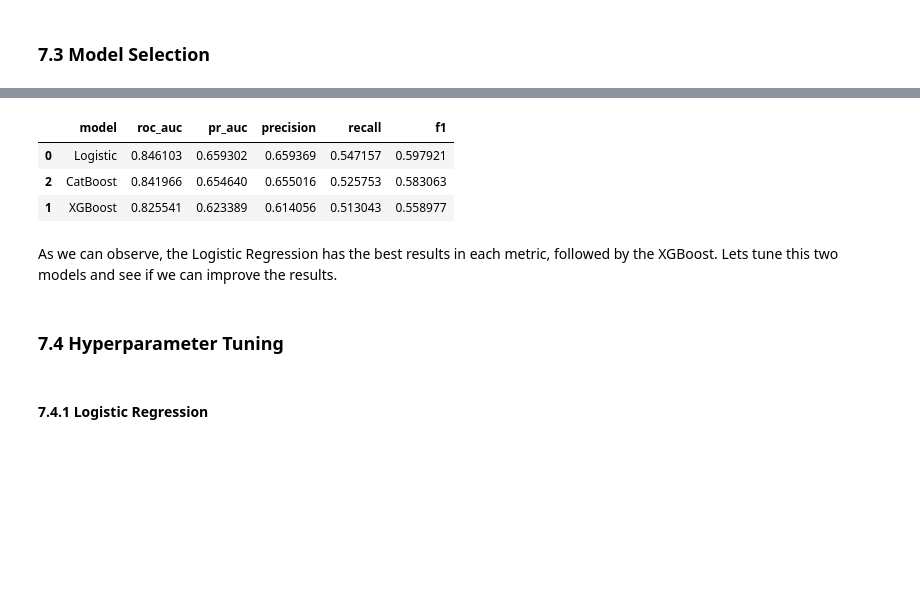
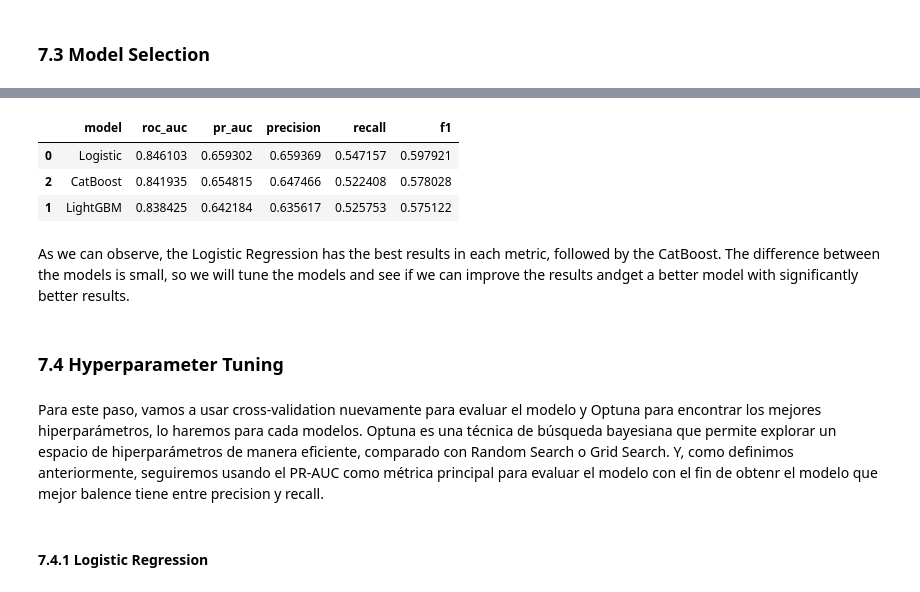
Before and after one commit to RicardoFW11/telco_customer_churn, a Jupyter notebook: notebook.ipynb, the cells around one changed output, grey strips where cells are left out. Saved outputs shown, nothing was run; the diff lists cells and outputs as text; code cells hidden in the pictures; blank space fills up the shorter version.

```diff
--- a/notebook.ipynb
+++ b/notebook.ipynb
@@ -905,7 +905,8 @@ preprocessor = ColumnTransformer(
     transformers=[
         ("num", StandardScaler(), numeric_features),
         ("cat", OneHotEncoder(drop="first", handle_unknown="ignore"), categorical_features)
-    ]
+    ],
+    verbose_feature_names_out=False
 )
 # %% [markdown]
 El dataset está preparado para modelado: variable objetivo churn convertida a binario (1/0), 5 features numéricas y 17 categóricas definidas, y split estratificado 80/20 que mantiene la proporción de churn (~26%) en ambos conjuntos para evaluación robusta. Configuramos un pipeline de preprocesamiento con StandardScaler para variables numéricas y OneHotEncoder(drop="first") para categóricas, previniendo data leakage y multicolinealidad. Procedemos a comparar múltiples algoritmos para identificar el mejor predictor de churn.
@@ -1155,22 +1253,24 @@ def run_cv(model_name, pipeline):
 # %%
 # Run cross-validation and get the metrics for each model
 cv_results = []
 
 cv_results.append(run_cv("Logistic", logreg_pipeline))
-cv_results.append(run_cv("XGBoost", xgb_pipeline))
+cv_results.append(run_cv("LightGBM", lgbm_pipeline))
 cv_results.append(run_cv("CatBoost", cat_pipeline))
 
 cv_results_df = pd.DataFrame(cv_results).sort_values("pr_auc", ascending=False)
 cv_results_df
 # %% [output]
 |  | model | roc_auc | pr_auc | precision | recall | f1 |
 | 0 | Logistic | 0.846103 | 0.659302 | 0.659369 | 0.547157 | 0.597921 |
-| 2 | CatBoost | 0.841966 | 0.654640 | 0.655016 | 0.525753 | 0.583063 |
-| 1 | XGBoost | 0.825541 | 0.623389 | 0.614056 | 0.513043 | 0.558977 |
+| 2 | CatBoost | 0.841935 | 0.654815 | 0.647466 | 0.522408 | 0.578028 |
+| 1 | LightGBM | 0.838425 | 0.642184 | 0.635617 | 0.525753 | 0.575122 |
 # %% [markdown]
-As we can observe, the Logistic Regression has the best results in each metric, followed by the XGBoost. Lets tune this two models and see if we can improve the results.
+As we can observe, the Logistic Regression has the best results in each metric, followed by the CatBoost. The difference between the models is small, so we will tune the models and see if we can improve the results andget a better model with significantly better results.
 # %% [markdown]
 ### 7.4 Hyperparameter Tuning
+# %% [markdown]
+Para este paso, vamos a usar cross-validation nuevamente para evaluar el modelo y Optuna para encontrar los mejores hiperparámetros, lo haremos para cada modelos. Optuna es una técnica de búsqueda bayesiana que permite explorar un espacio de hiperparámetros de manera eficiente, comparado con Random Search o Grid Search. Y, como definimos anteriormente, seguiremos usando el PR-AUC como métrica principal para evaluar el modelo con el fin de obtenr el modelo que mejor balence tiene entre precision y recall.
 # %% [markdown]
 #### 7.4.1 Logistic Regression
 # %% [markdown]
```
Also changed, not shown: parts of 70 cells of this notebook.
